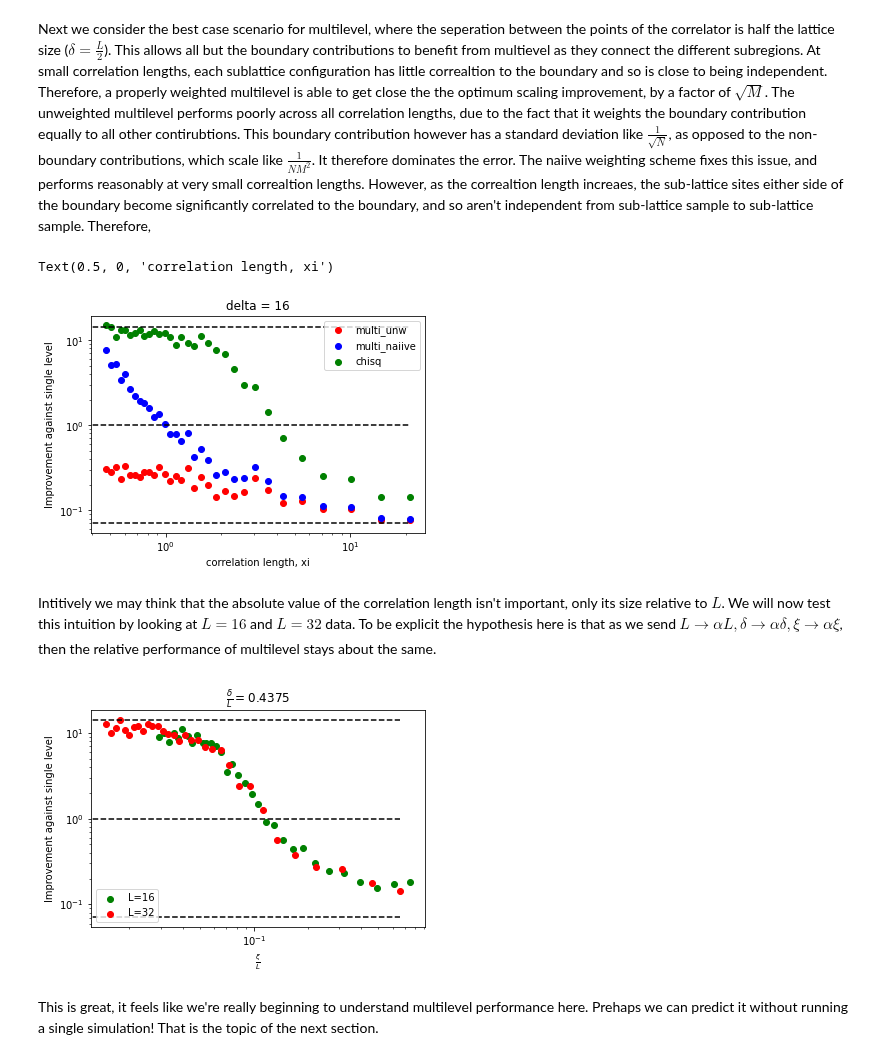
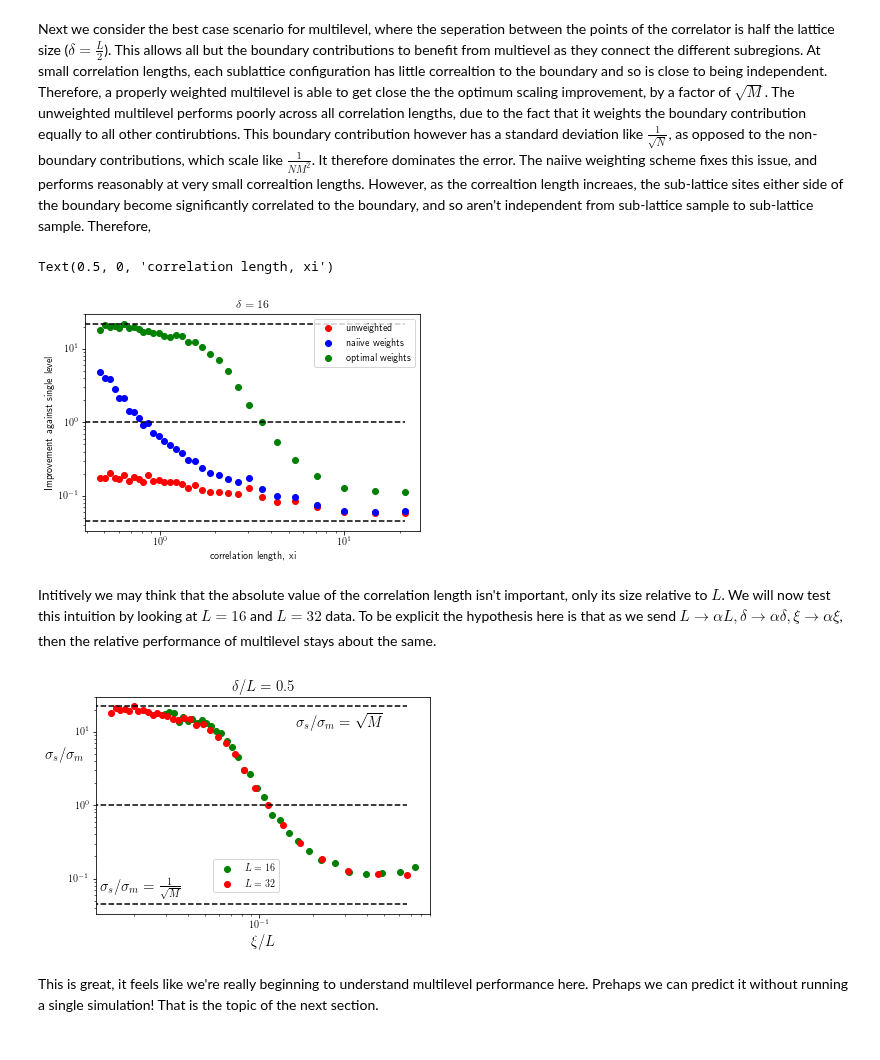
Before and after one commit to BenKMorley/Multilevel_notebook, a Jupyter notebook: Multilevel_Ising.ipynb, the cells around one changed output. Saved outputs shown, nothing was run; the diff lists cells and outputs as text; code cells hidden in the pictures.

```diff
--- a/Multilevel_Ising.ipynb
+++ b/Multilevel_Ising.ipynb
@@ -5,7 +5,9 @@ import os                           # For filesystem management
 from multiprocessing import Pool    # For parallel execution
 from IPython.display import HTML
 from tqdm import tqdm               # For progress bars
-
+import pickle
+import primesieve
+import Powerset
 import numpy
 
 from scipy.stats import truncnorm, norm, binom, ks_2samp, ttest_ind
@@ -22,4 +24,5 @@ from matplotlib.animation import FuncAnimation
 from accessory import animate, animate_twopt, animate_slice_data
 
 plt.rcParams.update({"text.usetex": True})
-plt.rcParams.update({"text.usetex": True})
+
+numpy.seterr(all='raise')
@@ -994,18 +999,19 @@ def run_twopt_calculations(beta, N, M, L, no_samples=100, Nstep=1, Mstep=20, sou
     return results
 # %%
 L_s = [16, 32]
-N = 1000
-M = 1000
-no_samples = 1000
+N = 500
+M = 500
+no_samples = 500
 no_betas = 32
 min_beta = 0.1
 max_beta = numpy.log(1 + numpy.sqrt(2)) / 2
 no_betas = 32
 betas = numpy.linspace(min_beta, max_beta, no_betas)
 full_results = {}
+rerun = False
 
 def f(beta):
-    return run_twopt_calculations(beta, N, M, L, no_samples=no_samples)
+    return run_twopt_calculations(beta, N, M, L, no_samples=no_samples, rerun=rerun)
 
 for L in L_s:
     p = Pool(os.cpu_count())
@@ -1145,9 +1160,9 @@ Next we consider the best case scenario for multilevel, where the seperation bet
 # %%
 delta = 16
 
-plt.scatter(xis[L], (single_stds[:, delta] / multi_unw[:, delta])[:len(betas)], label='multi_unw', color='r')
-plt.scatter(xis[L], (single_stds[:, delta] / multi_naiive[:, delta])[:len(betas)], label='multi_naiive', color='b')
-plt.scatter(xis[L], (single_stds[:, delta] / multi_chisq[:, delta])[:len(betas)], label='chisq', color='g')
+plt.scatter(xis[L], (single_stds[:, delta] / multi_unw[:, delta])[:len(betas)], label='unweighted', color='r')
+plt.scatter(xis[L], (single_stds[:, delta] / multi_naiive[:, delta])[:len(betas)], label='naiive weights', color='b')
+plt.scatter(xis[L], (single_stds[:, delta] / multi_chisq[:, delta])[:len(betas)], label='optimal weights', color='g')
 plt.plot([0, max(xis[L])], [1, 1], color='k', ls='--')
 plt.plot([0, max(xis[L])], [numpy.sqrt(M), numpy.sqrt(M)], color='k', ls='--')
 plt.plot([0, max(xis[L])], [1 / numpy.sqrt(M), 1 / numpy.sqrt(M)], color='k', ls='--')
@@ -1155,45 +1170,51 @@ plt.plot([0, max(xis[L])], [1 / numpy.sqrt(M), 1 / numpy.sqrt(M)], color='k', ls
 plt.legend()
 plt.yscale('log')
 plt.xscale('log')
-plt.title(f'delta = {delta}')
+plt.title(rf' $ \delta = {delta} $ ')
 plt.ylabel('Improvement against single level')
 plt.xlabel('correlation length, xi')
 # %% [output]
 Text(0.5, 0, 'correlation length, xi')
-[figure, old version]
+[figure, new version]
 # %% [markdown]
 Intitively we may think that the absolute value of the correlation length isn't important, only its size relative to $L$. We will now test this intuition by looking at $L = 16$ and $L = 32$ data. To be explicit the hypothesis here is that as we send $L \xrightarrow[]{} \alpha L, \delta \xrightarrow[]{} \alpha \delta, \xi \xrightarrow[]{} \alpha \xi$, then the relative performance of multilevel stays about the same.
 # %%
-delta_frac = 7 / 16 # delta / L
+delta_frac = 1 / 2 # delta / L
 L_s = [16, 32]
+N = 500
+M = 500
 colors = {16: 'g', 32: 'r'}
+font_size = 15
 
 for L in L_s:
     results = full_results[L]
 
     # Extract Standard deviations from the results
     single_stds = numpy.std(results[:, 0], axis=2)
     multi_chisq = numpy.std(results[:, 4], axis=2)
 
     delta = int(numpy.rint(delta_frac * L))
 
-    plt.scatter(xis[L] / L, single_stds[:, delta] / multi_chisq[:, delta], label=f'L={L}', color=colors[L])
+    plt.scatter(xis[L] / L, single_stds[:, delta] / multi_chisq[:, delta], label=rf' $ L={L} $ ', color=colors[L])
 
 plt.plot([0, max(xis[L] / L)], [1, 1], color='k', ls='--')
 plt.plot([0, max(xis[L] / L)], [numpy.sqrt(M), numpy.sqrt(M)], color='k', ls='--')
 plt.plot([0, max(xis[L] / L)], [1 / numpy.sqrt(M), 1 / numpy.sqrt(M)], color='k', ls='--')
 
-plt.legend()
 plt.yscale('log')
 plt.xscale('log')
-plt.xlabel(r'$\frac{\xi}{L}$')
-plt.ylabel('Improvement against single level')
-plt.title(r'$\frac{\delta}{L} = delta_frac$'.replace("delta_frac", f"{delta_frac}"))
-plt.savefig(f'{directory}gain_vs_xi_delta{delta}png', dpi=500)
+plt.xlabel(r'$ \xi / L $', fontsize=font_size)
+ylabel = plt.ylabel(r'$ \sigma_{s}/\sigma_{m} $', fontsize=font_size, position=(0.3, 0.7))
+ylabel.set_rotation('0')
+plt.text(0.013, 0.07, r' $ \sigma_{s}/\sigma_{m} = \frac{1}{\sqrt{M}} $ ', fontsize=font_size)
+plt.text(0.16, 12, r' $ \sigma_{s}/\sigma_{m} = \sqrt{M} $ ', fontsize=font_size)
+plt.title(rf'$ \delta / L = {delta_frac} $', fontsize=font_size)
+plt.legend(loc=(0.35, 0.1))
+plt.savefig(f'{base_directory}/graphs/scaling.pdf')
 plt.show()
 plt.close()
 # %% [output]
-[figure, old version]
+[figure, new version]
 # %% [markdown]
 This is great, it feels like we're really beginning to understand multilevel performance here. Prehaps we can predict it without running a single simulation! That is the topic of the next section.
 # %% [markdown]
```
Also changed, not shown: parts of 25 cells of this notebook.
